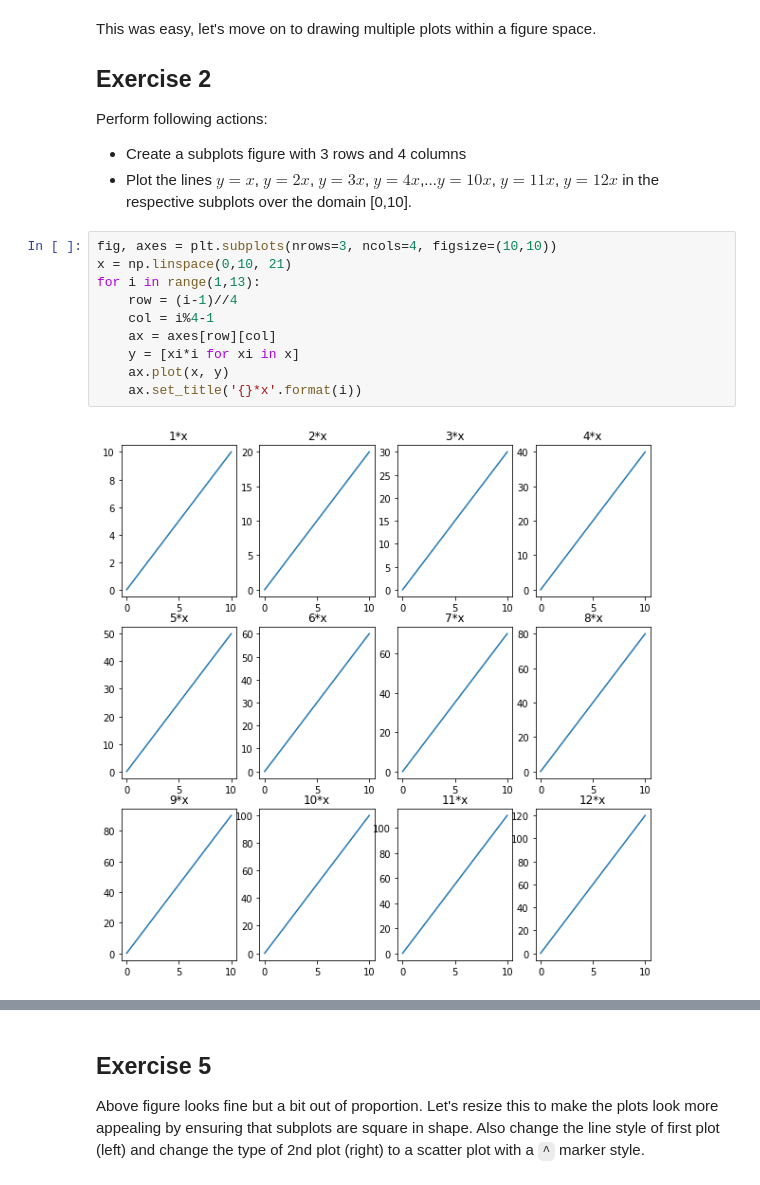
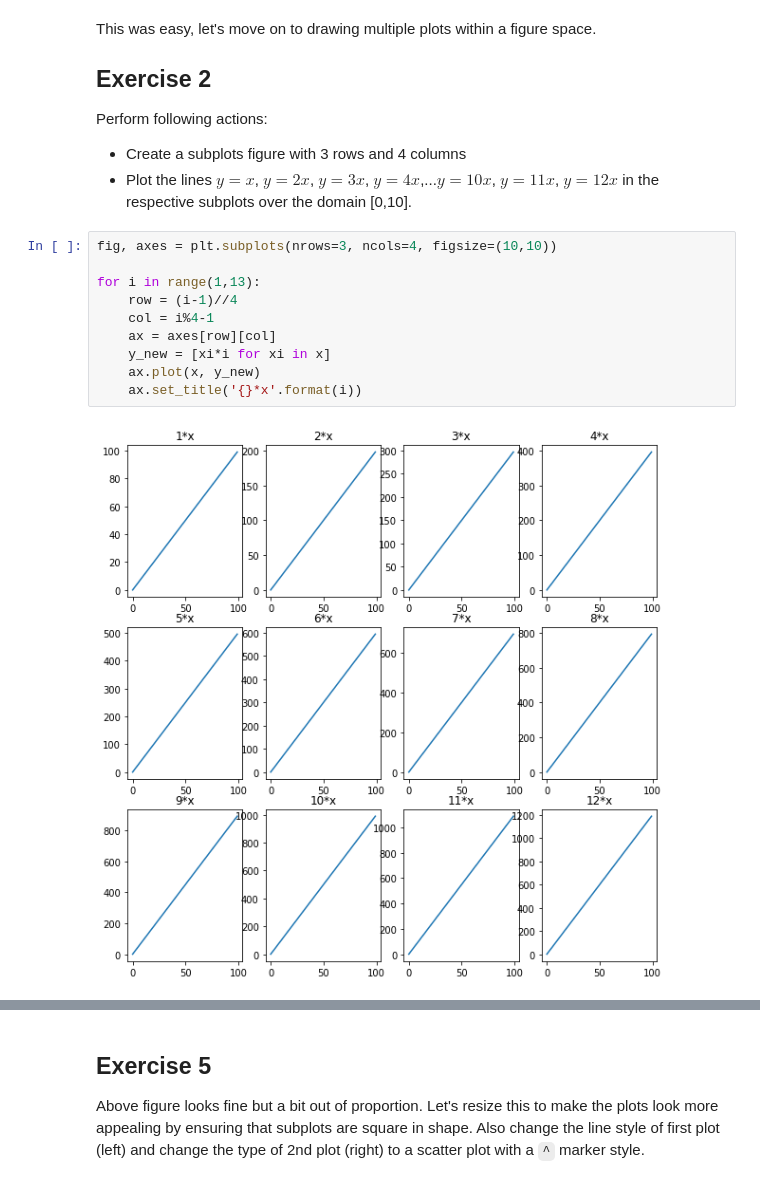
Before and after one commit to learn-co-curriculum/dsc-more-practice-with-matplotlib-lab, a Jupyter notebook: index.ipynb, the cells around one changed output, grey strips where cells are left out. Drawn from its saved outputs; the diff is of its cells as text.

```diff
--- a/index.ipynb
+++ b/index.ipynb
@@ -83,16 +83,16 @@ Perform following actions:
 * Plot the lines $y=x$, $y=2x$, $y=3x$, $y=4x$,...$y=10x$, $y=11x$, $y=12x$ in the respective subplots over the domain [0,10].
 # %%
 fig, axes = plt.subplots(nrows=3, ncols=4, figsize=(10,10))
-x = np.linspace(0,10, 21)
+
 for i in range(1,13):
     row = (i-1)//4
     col = i%4-1
     ax = axes[row][col]
-    y = [xi*i for xi in x]
-    ax.plot(x, y)
+    y_new = [xi*i for xi in x]
+    ax.plot(x, y_new)
     ax.set_title('{}*x'.format(i))
 # %% [output]
-[figure, old version]
+[figure, new version]
 # %% [markdown]
 ## Exercise 3
 
```
Also changed, not shown: parts of 4 cells of this notebook, 4 other files.
